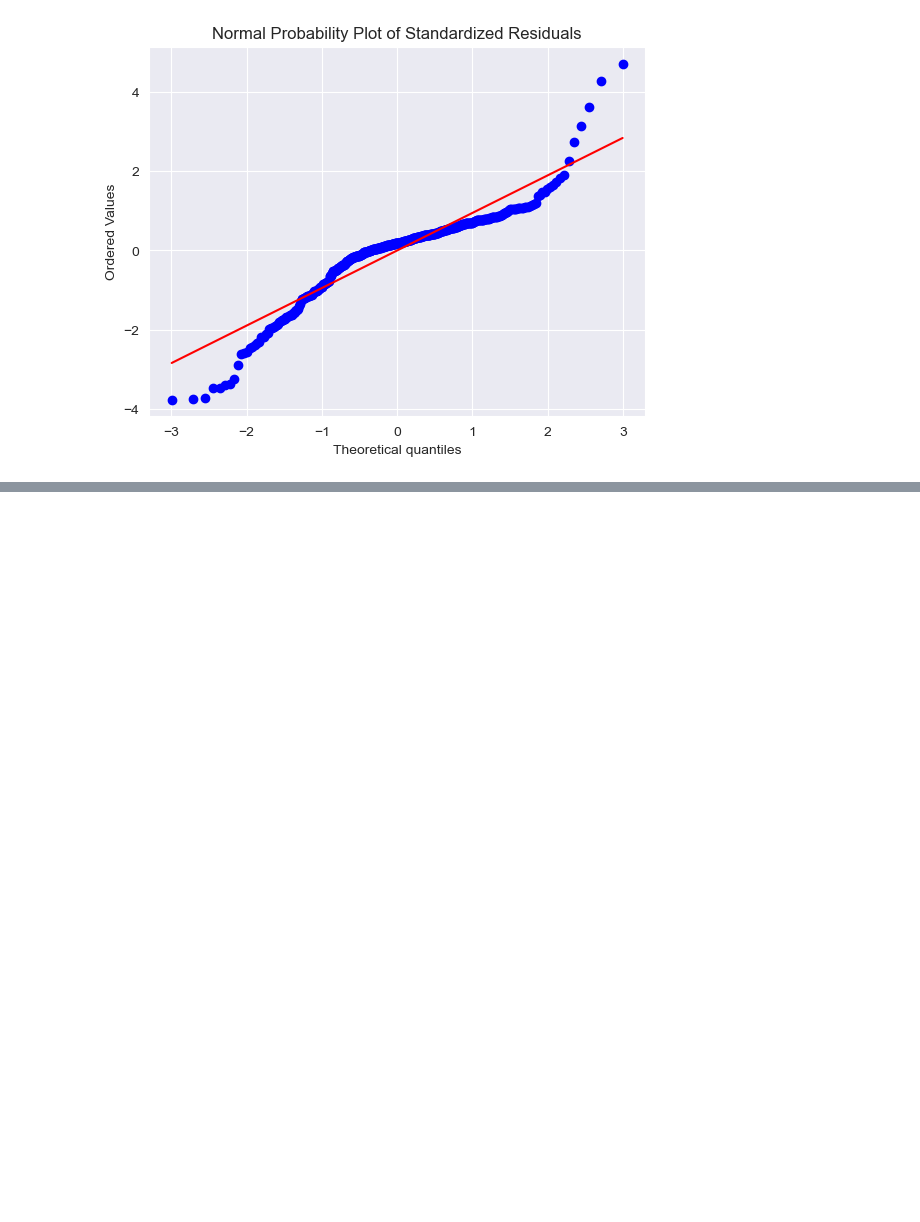
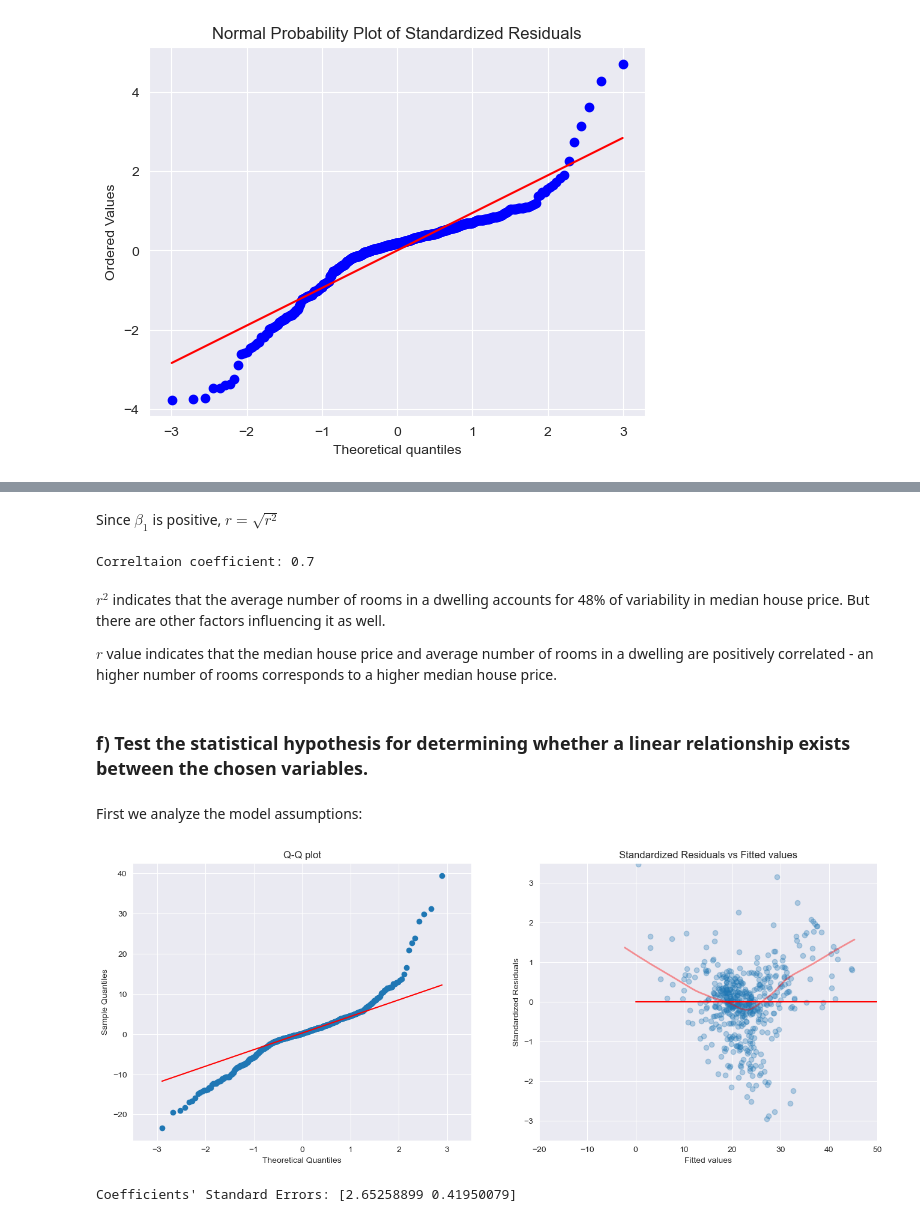
Before and after one commit to laszkiewiczp/PAD-project, a Jupyter notebook: Boston Housing Dataset.ipynb, the cells around one changed output, grey strips where cells are left out. Cells and saved outputs as stored; diff of their text form; code cells hidden in the pictures; blank space fills up the shorter version.

Commit message:
finish linear regression

```diff
--- a/Boston Housing Dataset.ipynb
+++ b/Boston Housing Dataset.ipynb
@@ -84,11 +97,12 @@ def linear_regression(
 
     # show the plot
     plt.show()
-    print(f"Beta: {beta}")
+    print(f"Beta_1: {beta[0]}")
+    print(f"Beta_0: {beta[1]}")
 
-    return predictions
+    return predictions, beta
 # %%
-predictions = linear_regression(
+predictions, beta = linear_regression(
        x,
        y,
        'Average Number of Rooms per Dwelling',
@@ -138,0 +171,71 @@ plot_stand_residuals(y_log, predictions)
+# %% [markdown]
+Since $\beta_1$ is positive, $r=\sqrt{r^2}$
+# %%
+print(f"Correltaion coefficient: {round(np.sqrt(r2_score(y_true=y, y_pred=predictions)),2)}")
+# %% [output]
+Correltaion coefficient: 0.7
+# %% [markdown]
+$r^2$ indicates that the average number of rooms in a dwelling accounts for 48% of variability in median house price. But there are other factors influencing it as well.
+
+$r$ value indicates that the median house price and average number of rooms in a dwelling are positively correlated - an higher number of rooms corresponds to a higher median house price.
+# %% [markdown]
+### f) Test the statistical hypothesis for determining whether a linear relationship exists between the chosen variables.
+# %% [markdown]
+First we analyze the model assumptions:
+# %%
+ones_vector = np.ones(len(x))
+
+# append constant term as a column of x
+x = np.c_[ones_vector, x]
+beta = np.flip(beta)
+beta = np.reshape(beta,(-1,1))
+
+fig, axs = plt.subplots(ncols=2, # Set the number of columns to split the figure in
+                        figsize=(16, 6)) # size of the whole figure
+
+# re-computing our model values
+predictions = np.dot(x,beta)
+residuals = y - predictions[:,0]
+degrees_of_freedom = len(x) - x.shape[1]
+
+sm.qqplot(residuals,
+          stats.t,
+          distargs=(degrees_of_freedom,),
+          line='q',
+          ax=axs[0])
+axs[0].set_title(label = 'Q-Q plot')
+axs[0].set_xlim(-3.5,3.5)
+
+
+residuals_standard_error = np.sqrt( (1/degrees_of_freedom) *  np.sum(residuals ** 2))
+mean_independent_variable = np.mean(x[:,1])
+leverage = ( (1/len(x))
+             + (((x[:,1] - mean_independent_variable)**2)
+                / np.sum((x[:,1] - mean_independent_variable)**2)) )
+standardized_rediduals = residuals / (residuals_standard_error * np.sqrt( 1 - leverage))
+
+
+sns.regplot(x=predictions[:,0],
+            y=standardized_rediduals,
+            ax=axs[1],
+            lowess=True,
+            scatter_kws={'alpha':0.3},
+            line_kws={"color":"r","alpha":0.4,"lw":2})
+plt.plot(np.arange(len(standardized_rediduals)), [0]*len(standardized_rediduals), 'r-')
+axs[1].set_xlim(-20, 50)
+axs[1].set_ylim(-3.5,3.5)
+axs[1].set(ylabel='Standardized Residuals',
+           xlabel='Fitted values');
+axs[1].set_title(label = 'Standardized Residuals vs Fitted values');
+# %% [output]
+[figure, added]
+# %%
+sigma_degrees_of_freedom = (x.shape[0]-x.shape[1])
+sigma_sqr = np.sum(residuals**2)/ sigma_degrees_of_freedom
+
+variance_covmatrix = np.linalg.inv(np.dot(x.T,x)) * sigma_sqr
+coeff_stde = np.diag(np.sqrt(variance_covmatrix))
+
+print('Coefficients\' Standard Errors:',coeff_stde)
+# %% [output]
+Coefficients' Standard Errors: [2.65258899 0.41950079]
```
Also changed, not shown: parts of 28 cells of this notebook.
